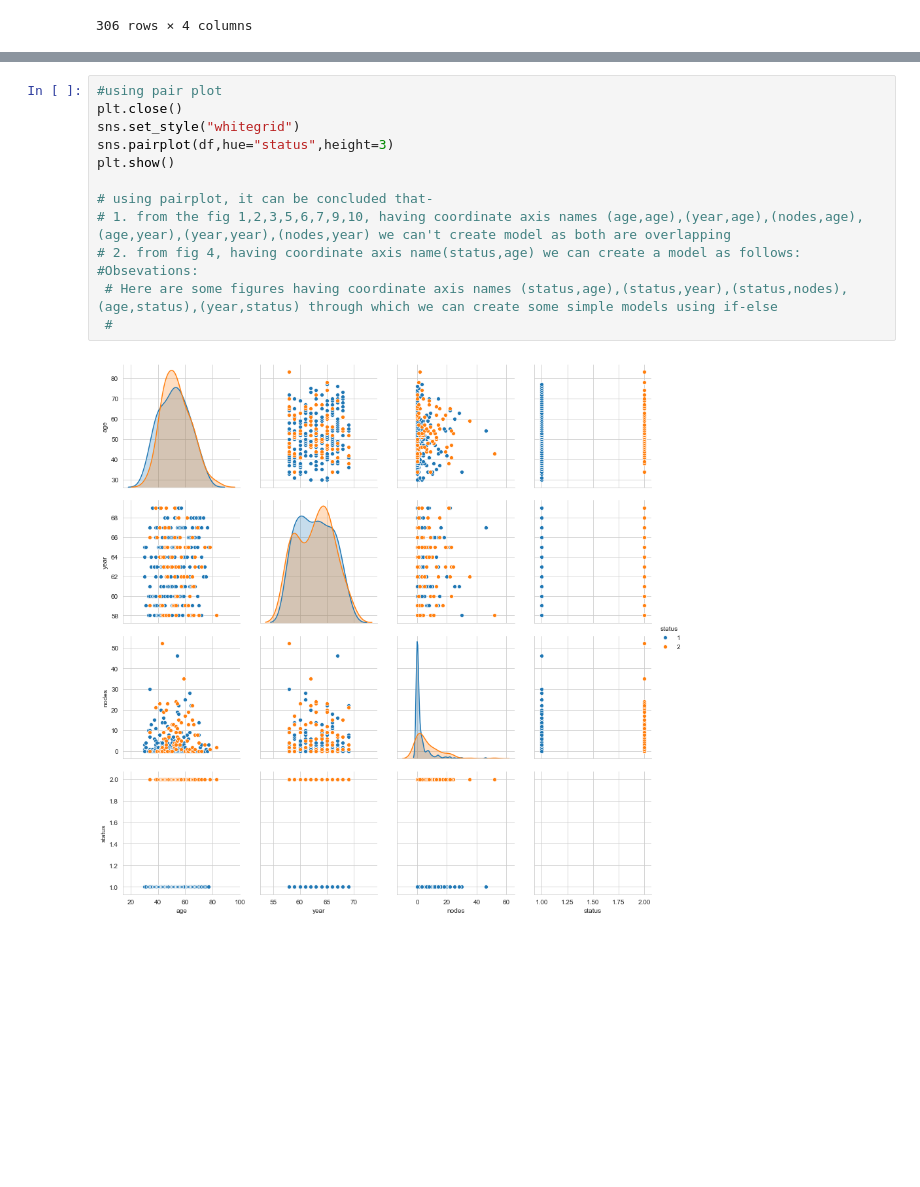
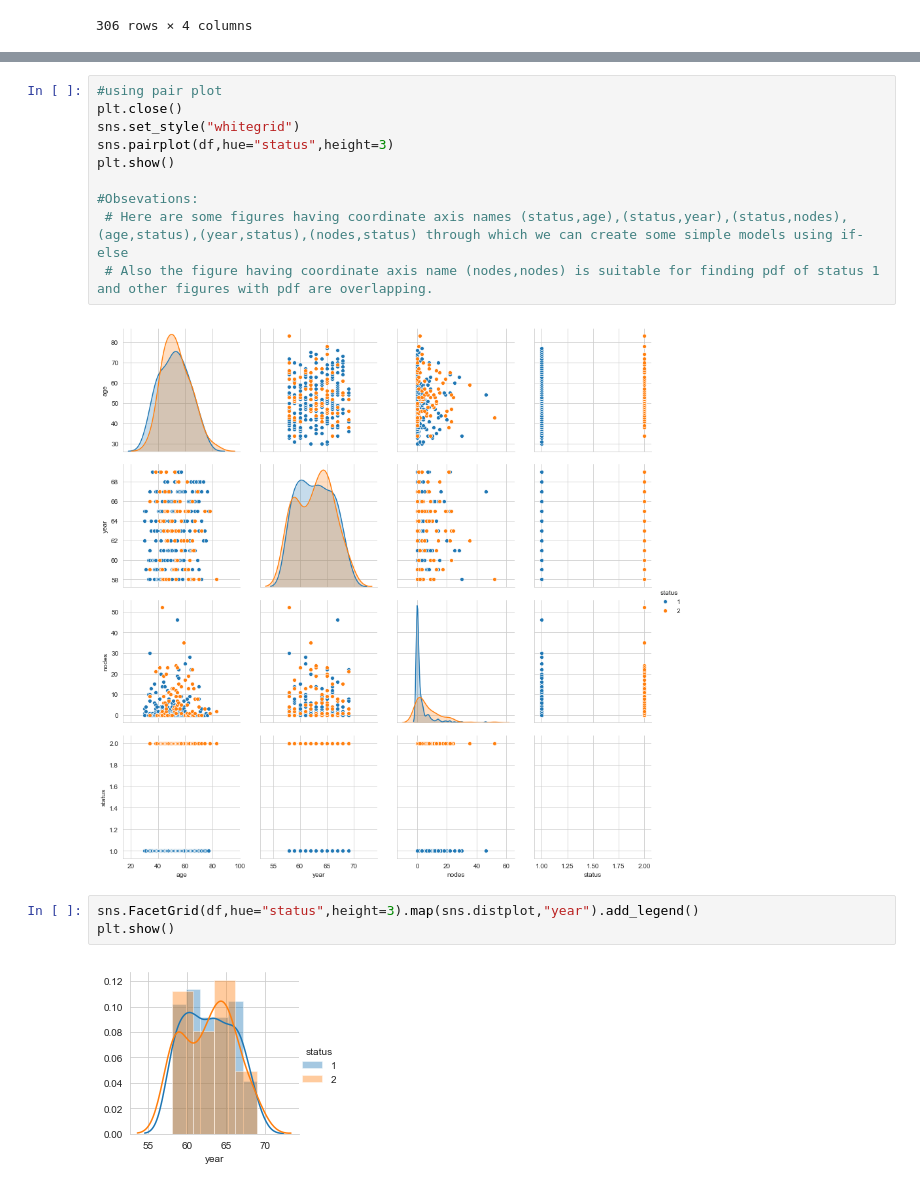
Before and after one commit to SATABHISHA/DataScience, a Jupyter notebook: PythonWorkspace/Assignment/EdaAssignment/Assignment1EDA.ipynb, the cells around one changed output, grey strips where cells are left out. Cells and saved outputs as stored; diff of their text form; blank space fills up the shorter version.

```diff
--- a/PythonWorkspace/Assignment/EdaAssignment/Assignment1EDA.ipynb
+++ b/PythonWorkspace/Assignment/EdaAssignment/Assignment1EDA.ipynb
@@ -152,11 +152,13 @@ sns.set_style("whitegrid")
 sns.pairplot(df,hue="status",height=3)
 plt.show()
 
-# using pairplot, it can be concluded that-
-# 1. from the fig 1,2,3,5,6,7,9,10, having coordinate axis names (age,age),(year,age),(nodes,age),(age,year),(year,year),(nodes,year) we can't create model as both are overlapping
-# 2. from fig 4, having coordinate axis name(status,age) we can create a model as follows:
 #Obsevations:
- # Here are some figures having coordinate axis names (status,age),(status,year),(status,nodes),(age,status),(year,status) through which we can create some simple models using if-else
- #
+ # Here are some figures having coordinate axis names (status,age),(status,year),(status,nodes),(age,status),(year,status),(nodes,status) through which we can create some simple models using if-else
+ # Also the figure having coordinate axis name (nodes,nodes) is suitable for finding pdf of status 1 and other figures with pdf are overlapping.
 # %% [output]
 [figure]
+# %%
+sns.FacetGrid(df,hue="status",height=3).map(sns.distplot,"year").add_legend()
+plt.show()
+# %% [output]
+[figure, added]
```
Also changed, not shown: parts of 6 cells of this notebook.
